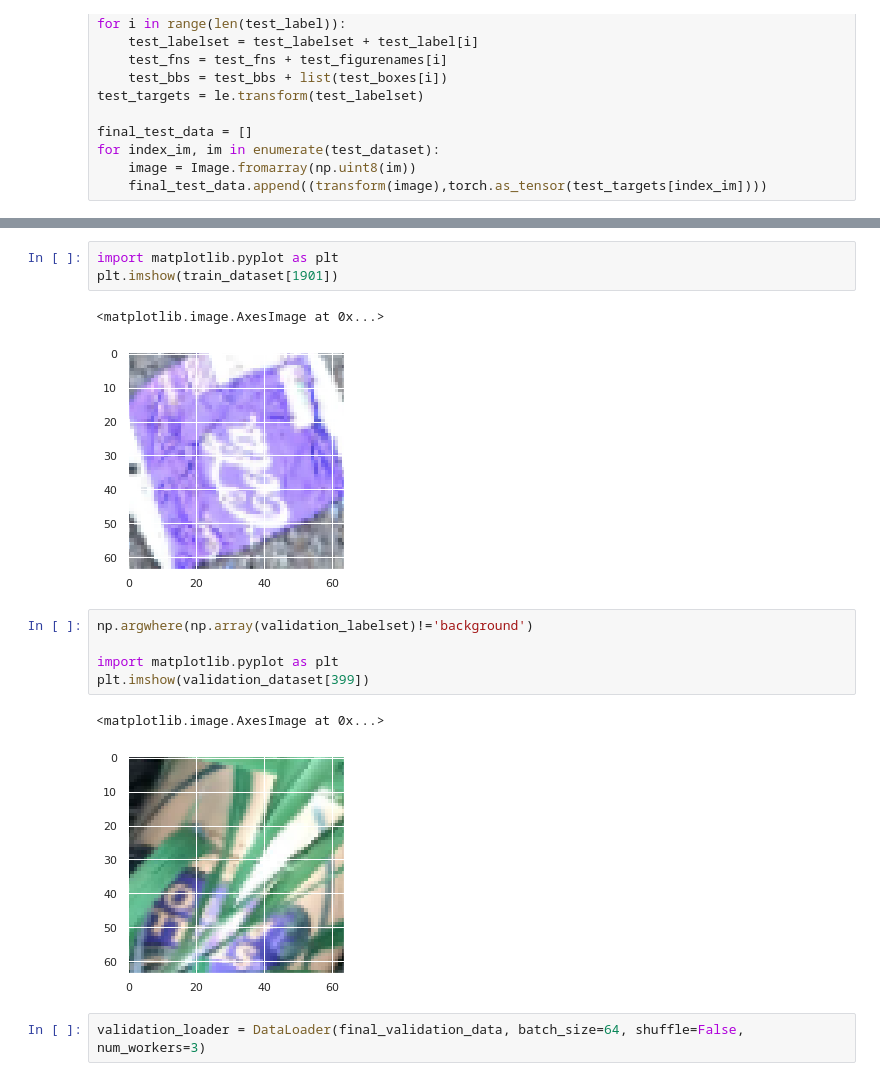
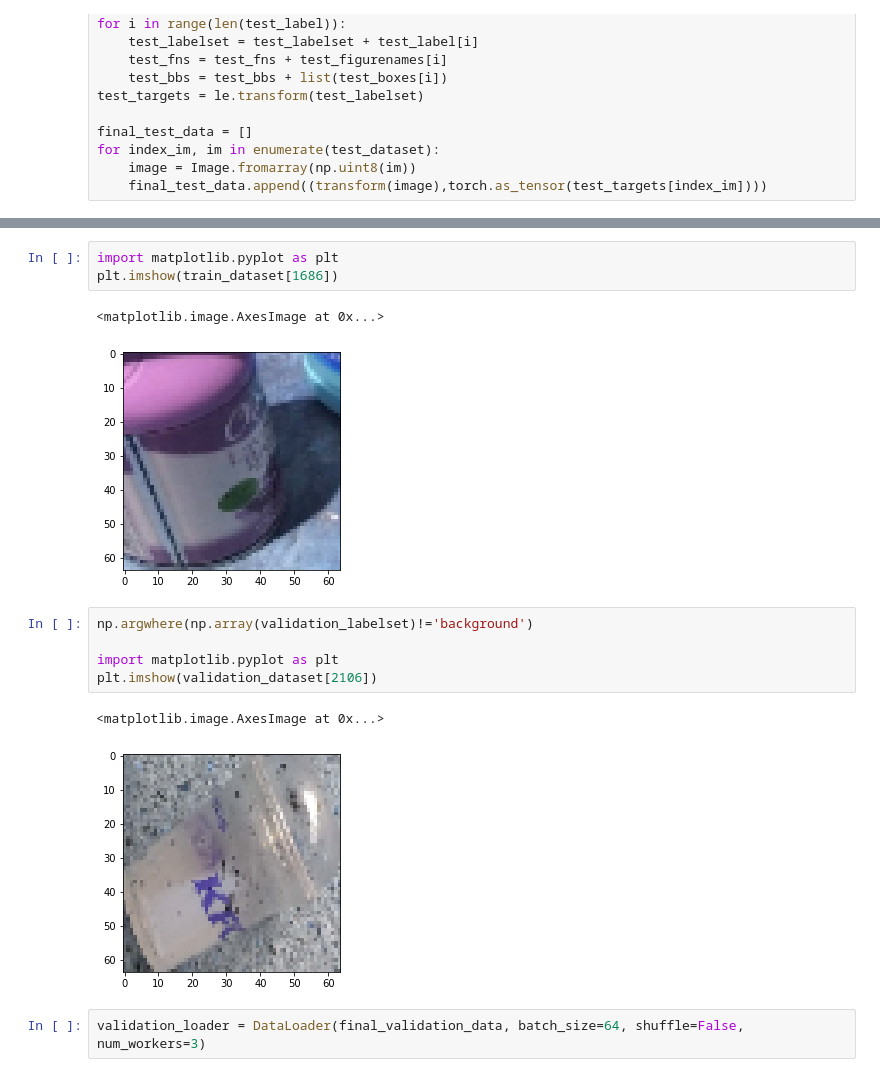
Before and after one commit to marcoplacenti/DeepLearning-in-ComputerVision, a Jupyter notebook: project-1.2/object_detection.ipynb, the cells around one changed output, grey strips where cells are left out. Saved outputs shown, nothing was run; the diff lists cells and outputs as text.

```diff
--- a/project-1.2/object_detection.ipynb
+++ b/project-1.2/object_detection.ipynb
@@ -472,17 +472,17 @@ len(test_bbs)
 # %%
 import matplotlib.pyplot as plt
-plt.imshow(train_dataset[1901])
+plt.imshow(train_dataset[1686])
 # %% [output]
 <matplotlib.image.AxesImage at 0x...>
-[figure, old version]
+[figure, new version]
 # %%
 np.argwhere(np.array(validation_labelset)!='background')
 
 import matplotlib.pyplot as plt
-plt.imshow(validation_dataset[399])
+plt.imshow(validation_dataset[2106])
 # %% [output]
 <matplotlib.image.AxesImage at 0x...>
-[figure, old version]
+[figure, new version]
 # %%
 validation_loader = DataLoader(final_validation_data, batch_size=64, shuffle=False, num_workers=3)
 # %%
```
Also changed, not shown: parts of 5 cells of this notebook, 1 other file.
